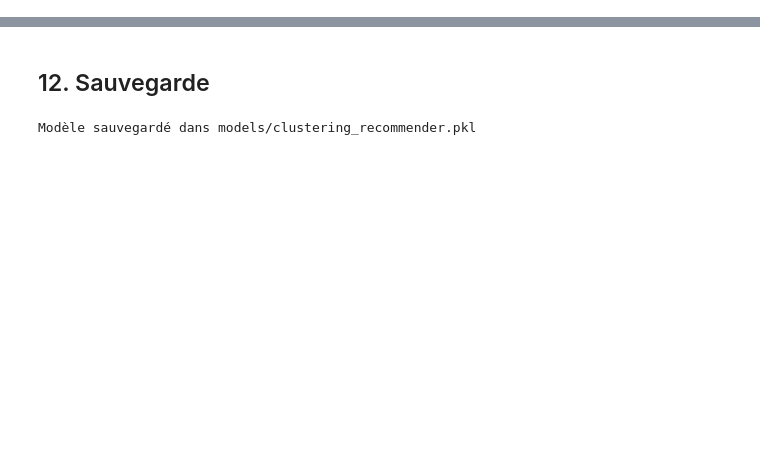
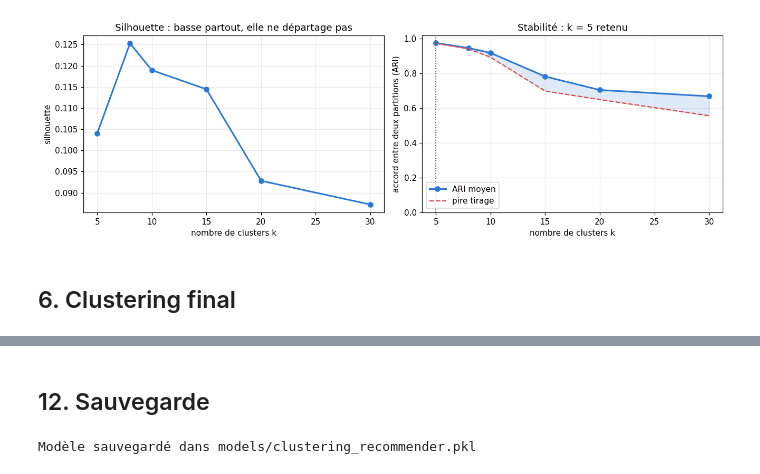
Before and after one commit to AminLO-ma/movie-boxoffice-recommender, a Jupyter notebook: notebooks/movielens_clustering_recommender.ipynb, the cells around one changed output, grey strips where cells are left out. Drawn from its saved outputs; the diff is of its cells as text; code cells hidden in the pictures; blank space fills up the shorter version.

```diff
--- a/notebooks/movielens_clustering_recommender.ipynb
+++ b/notebooks/movielens_clustering_recommender.ipynb
@@ -401,0 +49,12 @@ plt.show()
+# %%
+ratings = pd.read_csv(RATINGS_PATH, usecols=["userId", "movieId", "rating"],
+                      dtype={"userId": "int32", "movieId": "int32", "rating": "float32"})
+movies = pd.read_csv(MOVIES_PATH)
+
+if SAMPLE_SIZE_USERS is not None:
+    tires = (pd.Series(ratings["userId"].unique())
+             .sample(n=SAMPLE_SIZE_USERS, random_state=RANDOM_STATE))
+    ratings = ratings[ratings["userId"].isin(set(tires))]
+
+print(f"Notes : {len(ratings):,} | Utilisateurs : {ratings['userId'].nunique():,} | "
+      f"Films : {ratings['movieId'].nunique():,}")
@@ -401,0 +97,11 @@ plt.show()
+# %%
+svd = TruncatedSVD(n_components=N_COMPONENTS, random_state=RANDOM_STATE)
+user_embeddings = svd.fit_transform(user_item_matrix)
+user_vectors = normalize(user_embeddings)
+
+print(f"Variance expliquée cumulée ({N_COMPONENTS} composantes) : {svd.explained_variance_ratio_.sum():.2%}")
+print(f"Forme des vecteurs utilisateurs : {user_vectors.shape}")
+print(f"Poids relatif axe 1 / axe {N_COMPONENTS} : x{svd.singular_values_[0] / svd.singular_values_[-1]:.1f}")
+
+correlation_activite = np.corrcoef(user_embeddings[:, 0], n_ratings_per_user)[0, 1]
+print(f"Corrélation axe 1 / nombre de films notés : r = {correlation_activite:+.3f}")
@@ -401,0 +183,25 @@ plt.show()
+# %%
+fig, axes = plt.subplots(1, 2, figsize=(12, 4))
+
+axes[0].plot(k_selection.index, k_selection["silhouette"], marker="o", color=BLEU, linewidth=2)
+axes[0].set(xlabel="nombre de clusters k", ylabel="silhouette",
+            title="Silhouette : basse partout, elle ne départage pas")
+
+axes[1].fill_between(k_selection.index, k_selection["ari_min"], k_selection["ari_moyen"],
+                     color=BLEU, alpha=0.15)
+axes[1].plot(k_selection.index, k_selection["ari_moyen"], marker="o", color=BLEU, linewidth=2,
+             label="ARI moyen")
+axes[1].plot(k_selection.index, k_selection["ari_min"], linestyle="--", color=ROUGE, linewidth=1.5,
+             label="pire tirage")
+axes[1].axvline(N_CLUSTERS, color=ENCRE, linestyle=":", linewidth=1.2)
+axes[1].set(xlabel="nombre de clusters k", ylabel="accord entre deux partitions (ARI)", ylim=(0, 1.02),
+            title=f"Stabilité : k = {N_CLUSTERS} retenu")
+axes[1].legend(loc="lower left")
+
+for ax in axes:
+    ax.grid(alpha=0.25)
+plt.tight_layout()
+# %% [output]
+[figure, added]
+# %% [markdown]
+## 6. Clustering final
```
Also changed, not shown: parts of 41 cells of this notebook, 1 other file.
